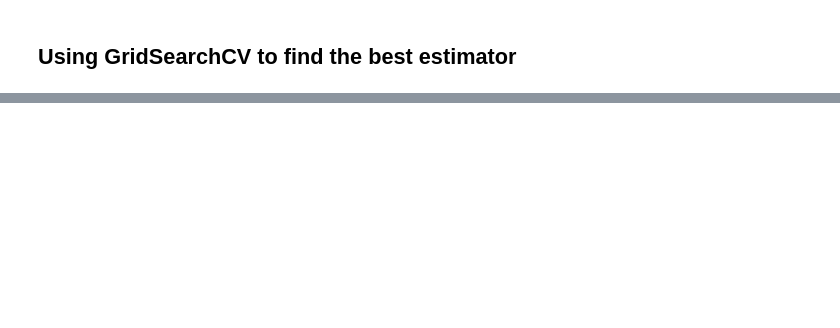
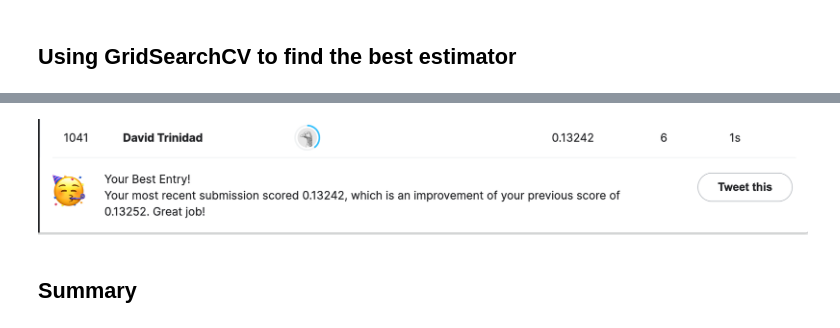
Before and after one commit to dtrinidad002/W207_Final_Project, a Jupyter notebook: Notebook_2_EDA_DataCleaning+FeatureEngineering+ModelDevelopment.ipynb, the cells around one changed output, grey strips where cells are left out. Drawn from its saved outputs; the diff is of its cells as text; code cells hidden in the pictures; blank space fills up the shorter version.

```diff
--- a/Notebook_2_EDA_DataCleaning+FeatureEngineering+ModelDevelopment.ipynb
+++ b/Notebook_2_EDA_DataCleaning+FeatureEngineering+ModelDevelopment.ipynb
@@ -641,0 +602,6 @@ Final_prediction.to_csv("data/test_score.csv", index=False)
+# %%
+display.Image("images/FinalSubmissionScore.png")
+# %% [output]
+[figure, added]
+# %% [markdown]
+## Summary
```
Also changed, not shown: parts of 37 cells of this notebook.
